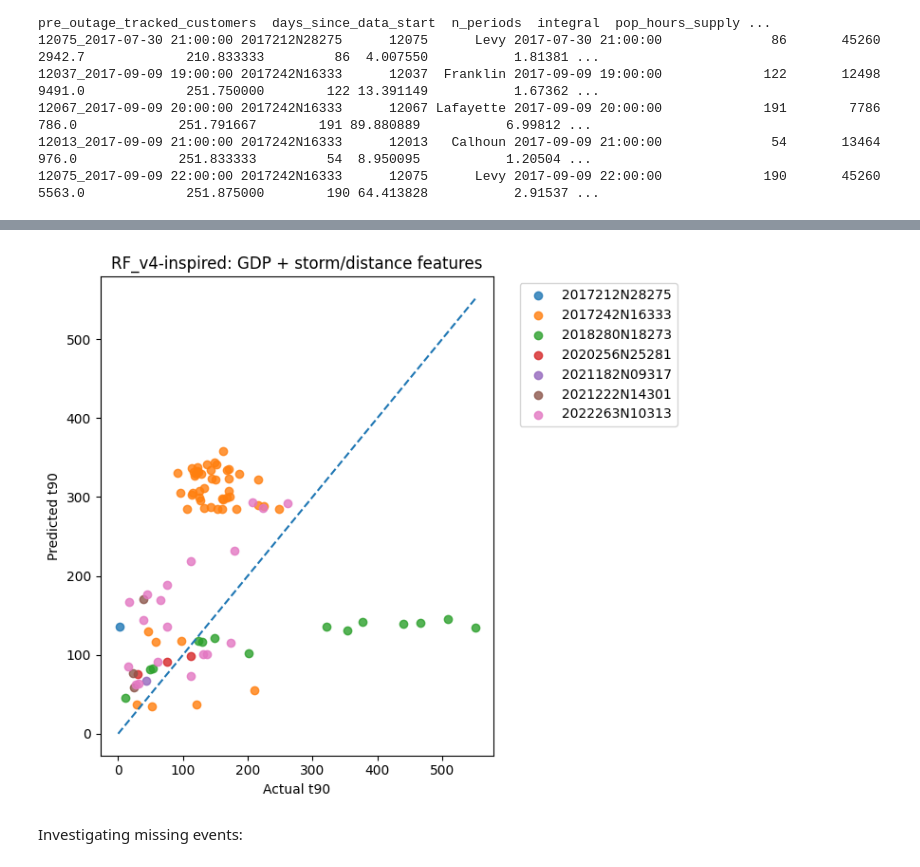
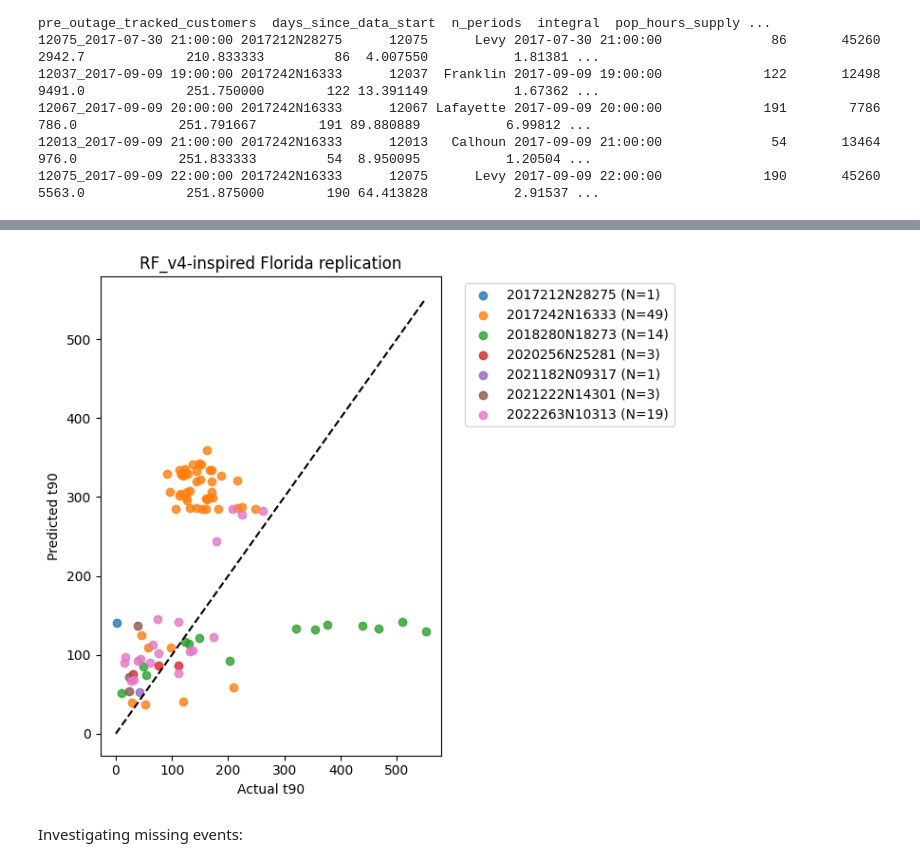
Before and after one commit to lukemccarvill/outage-recovery-forecasting, a Jupyter notebook: python_scripts/CONUS_modelling.ipynb, the cells around one changed output, grey strips where cells are left out. Saved outputs shown, nothing was run; the diff lists cells and outputs as text; code cells hidden in the pictures.

```diff
--- a/python_scripts/CONUS_modelling.ipynb
+++ b/python_scripts/CONUS_modelling.ipynb
@@ -148,29 +148,82 @@ dtype: int64
 # %%
-def plot_scatter_by_storm(preds, title):
+def plot_scatter_by_storm(
+    preds,
+    data_df,
+    title,
+    target_col="t90",
+    group_col="storm",
+    max_legend_storms=15,
+):
+    import numpy as np
+    import pandas as pd
+    import matplotlib.pyplot as plt
+
+    preds = np.asarray(preds)
+    if len(preds) != len(data_df):
+        raise ValueError(
+            f"Length mismatch: preds has length {len(preds)} but data_df has length {len(data_df)}"
+        )
+
+    plot_df = data_df[[group_col, target_col]].copy()
+    plot_df["pred"] = preds
+
+    # Keep the old appearance order when there are only a few storms.
+    storms_in_order = list(plot_df[group_col].dropna().unique())
+    storm_counts = plot_df[group_col].value_counts(dropna=False)
+
+    # Use the default matplotlib color cycle so the style stays familiar.
+    colors = plt.rcParams["axes.prop_cycle"].by_key()["color"]
+
     plt.figure(figsize=(7, 6))
 
-    for storm in event_FL_df["storm"].unique():
-        s = event_FL_df["storm"] == storm
-        plt.scatter(
-            event_FL_df.loc[s, "t90"],
-            preds[s],
-            label=storm,
-            alpha=0.8
-        )
+    if len(storms_in_order) <= max_legend_storms:
+        # Original behavior: one color per storm, in appearance order.
+        for i, storm in enumerate(storms_in_order):
+            s = plot_df[group_col] == storm
+            plt.scatter(
+                plot_df.loc[s, target_col],
+                plot_df.loc[s, "pred"],
+                label=f"{storm} (N={int(s.sum())})",
+                alpha=0.8,
+                color=colors[i % len(colors)],
+            )
+    else:
+        # Top 10 storms by number of events, then one "Other" category.
+        top_storms = storm_counts.head(max_legend_storms).index.tolist()
+        other_mask = ~plot_df[group_col].isin(top_storms)
 
-    m = max(event_FL_df["t90"].max(), np.nanmax(preds))
-    plt.plot([0, m], [0, m], "--")
+        for i, storm in enumerate(top_storms):
+            s = plot_df[group_col] == storm
+            plt.scatter(
+                plot_df.loc[s, target_col],
+                plot_df.loc[s, "pred"],
+                label=f"{storm} (N={int(s.sum())})",
+                alpha=0.8,
+                color=colors[i % len(colors)],
+            )
 
-    plt.xlabel("Actual t90")
-    plt.ylabel("Predicted t90")
+        if other_mask.any():
+            plt.scatter(
+                plot_df.loc[other_mask, target_col],
+                plot_df.loc[other_mask, "pred"],
+                label=f"Other (N={int(other_mask.sum())})",
+                alpha=0.5,
+                color="gray",
+            )
+
+    m = max(plot_df[target_col].max(), np.nanmax(plot_df["pred"]))
+    plt.plot([0, m], [0, m], "--", color="black")
+
+    plt.xlabel(f"Actual {target_col}")
+    plt.ylabel(f"Predicted {target_col}")
     plt.title(title)
     plt.legend(bbox_to_anchor=(1.05, 1), loc="upper left")
     plt.tight_layout()
     plt.show()
 
-plot_scatter_by_storm(pred_v4, "RF_v4-inspired: GDP + storm/distance features")
+plot_scatter_by_storm(pred_v4_fl, event_FL_df, "RF_v4-inspired Florida replication")
 # %% [output]
-[figure, old version]
+[figure, new version]
 # %% [markdown]
 Investigating missing events:
 # %%
```
Also changed, not shown: parts of 17 cells of this notebook, 12 other files.
